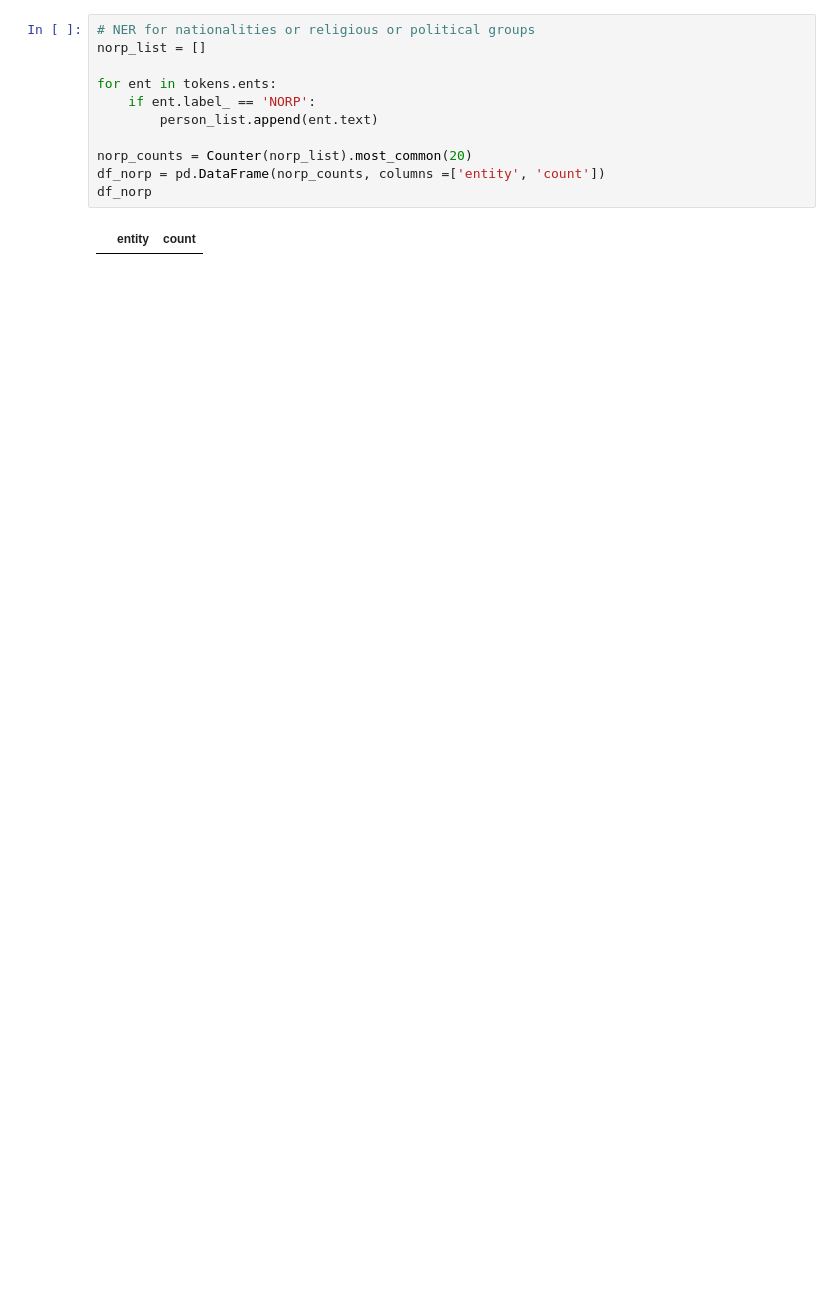
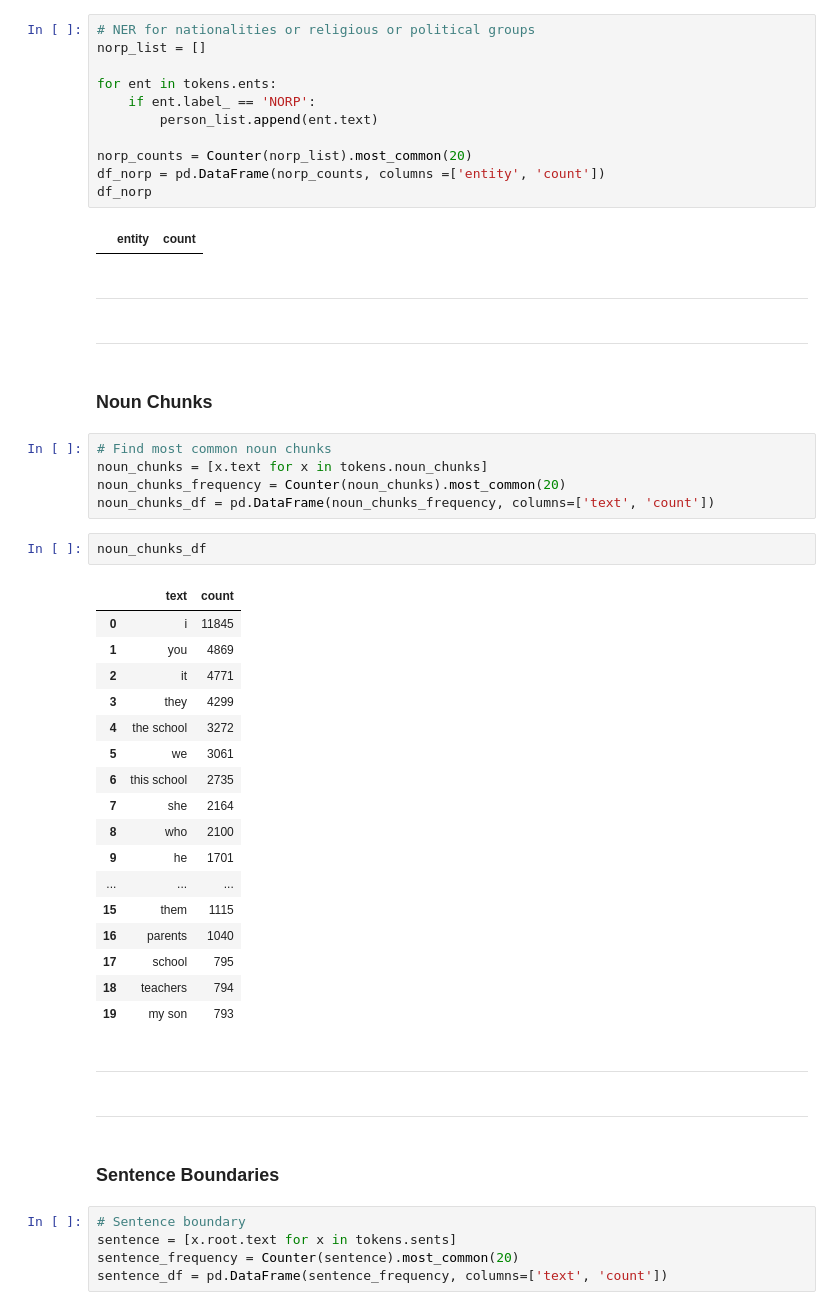
Before and after one commit to kevinmacmat/measuring_community_school_satisfaction, a Jupyter notebook: text_preprocess_eda.ipynb, the cells around one changed output. Drawn from its saved outputs; the diff is of its cells as text; blank space fills up the shorter version.

```diff
--- a/text_preprocess_eda.ipynb
+++ b/text_preprocess_eda.ipynb
@@ -202,3 +197,45 @@ df_norp = pd.DataFrame(norp_counts, columns =['entity', 'count'])
 df_norp
 # %% [output]
 |  | entity | count |
+# %% [markdown]
+---
+# %% [markdown]
+---
+# %% [markdown]
+### Noun Chunks
+# %%
+# Find most common noun chunks
+noun_chunks = [x.text for x in tokens.noun_chunks]
+noun_chunks_frequency = Counter(noun_chunks).most_common(20)
+noun_chunks_df = pd.DataFrame(noun_chunks_frequency, columns=['text', 'count'])
+# %%
+noun_chunks_df
+# %% [output]
+|  | text | count |
+| 0 | i | 11845 |
+| 1 | you | 4869 |
+| 2 | it | 4771 |
+| 3 | they | 4299 |
+| 4 | the school | 3272 |
+| 5 | we | 3061 |
+| 6 | this school | 2735 |
+| 7 | she | 2164 |
+| 8 | who | 2100 |
+| 9 | he | 1701 |
+| ... | ... | ... |
+| 15 | them | 1115 |
+| 16 | parents | 1040 |
+| 17 | school | 795 |
+| 18 | teachers | 794 |
+| 19 | my son | 793 |
+# %% [markdown]
+---
+# %% [markdown]
+---
+# %% [markdown]
+### Sentence Boundaries
+# %%
+# Sentence boundary
+sentence = [x.root.text for x in tokens.sents]
+sentence_frequency = Counter(sentence).most_common(20)
+sentence_df = pd.DataFrame(sentence_frequency, columns=['text', 'count'])
```
Also changed, not shown: parts of 52 cells of this notebook, 8 other files.
